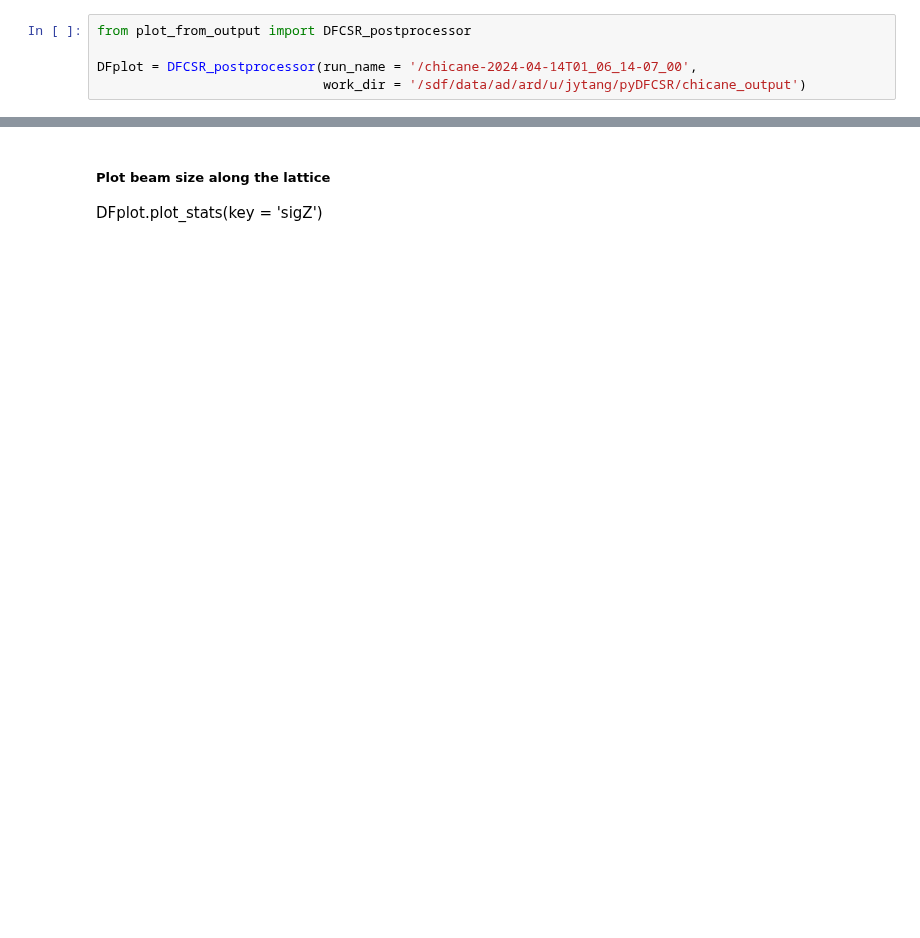
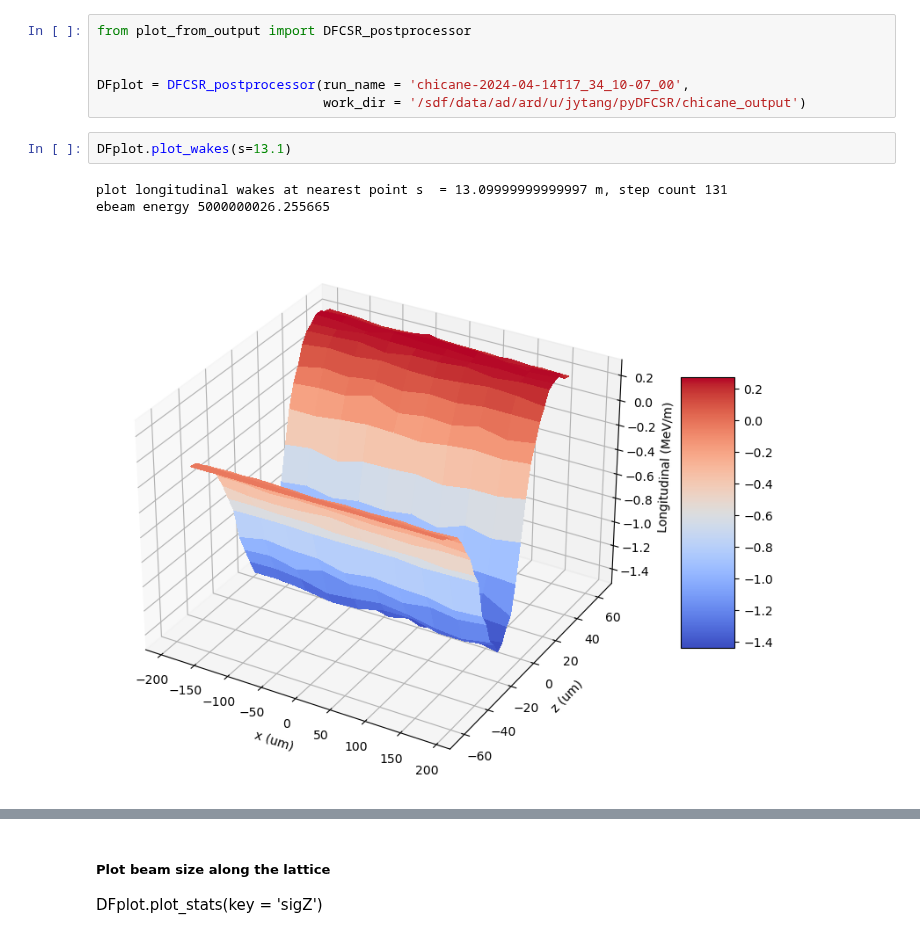
Before and after one commit to slaclab/pyDFCSR, a Jupyter notebook: pyDFCSR_2D/plot.ipynb, the cells around one changed output, grey strips where cells are left out. Drawn from its saved outputs; the diff is of its cells as text; blank space fills up the shorter version.

```diff
--- a/pyDFCSR_2D/plot.ipynb
+++ b/pyDFCSR_2D/plot.ipynb
@@ -1,5 +1,12 @@
 # %%
 from plot_from_output import DFCSR_postprocessor
 
-DFplot = DFCSR_postprocessor(run_name = '/chicane-2024-04-14T01_06_14-07_00',
+
+DFplot = DFCSR_postprocessor(run_name = 'chicane-2024-04-14T17_34_10-07_00',
                              work_dir = '/sdf/data/ad/ard/u/jytang/pyDFCSR/chicane_output')
+# %%
+DFplot.plot_wakes(s=13.1)
+# %% [output]
+plot longitudinal wakes at nearest point s  = 13.09999999999997 m, step count 131
+ebeam energy 5000000026.255665
+[figure, added]
```
Also changed, not shown: parts of 3 cells of this notebook, 10 other files.
